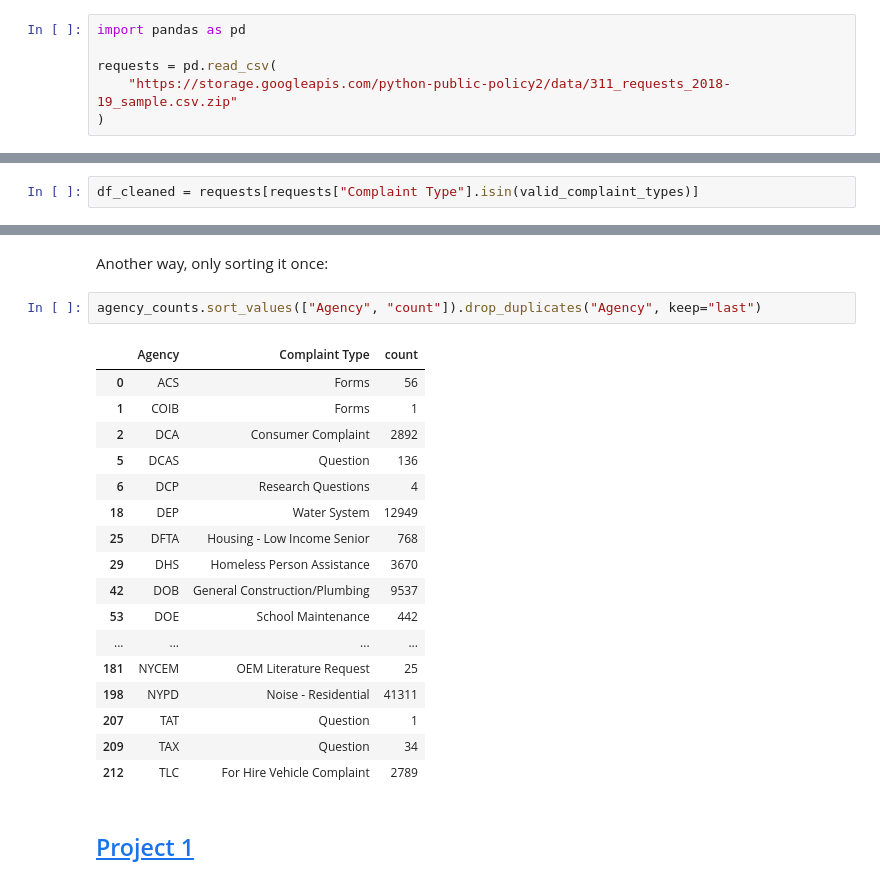
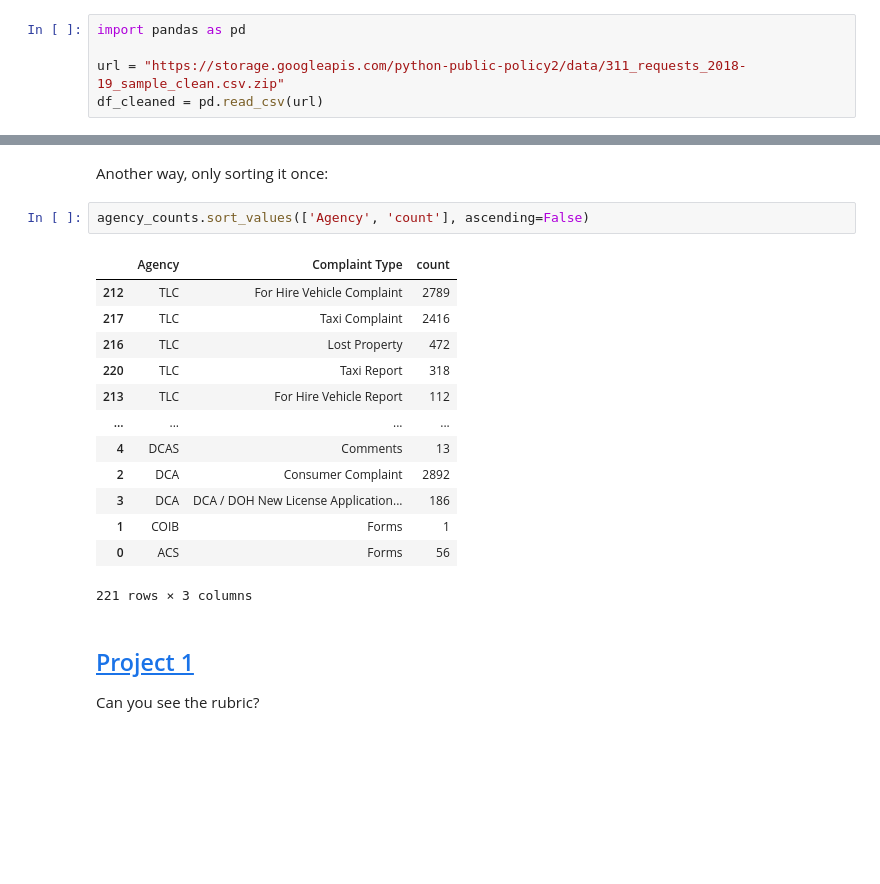
Before and after one commit to afeld/computing-in-context, a Jupyter notebook: lecture_17.ipynb, the cells around one changed output, grey strips where cells are left out. Cells and saved outputs as stored; diff of their text form; blank space fills up the shorter version.

Commit message:
start with the cleaned data in Lecture 17

```diff
--- a/lecture_17.ipynb
+++ b/lecture_17.ipynb
@@ -16,6 +16,5 @@
 # %%
 import pandas as pd
 
-requests = pd.read_csv(
-    "https://storage.googleapis.com/python-public-policy2/data/311_requests_2018-19_sample.csv.zip"
-)
+url = "https://storage.googleapis.com/python-public-policy2/data/311_requests_2018-19_sample_clean.csv.zip"
+df_cleaned = pd.read_csv(url)
@@ -173,2 +20,0 @@ Filter our `requests` dataframe to only keep the rows where the `Complaint Type`
-# %%
-df_cleaned = requests[requests["Complaint Type"].isin(valid_complaint_types)]
@@ -375,24 +170,22 @@ top_agency_counts.sort_values("Agency")
 # %% [markdown]
 Another way, only sorting it once:
 # %%
-agency_counts.sort_values(["Agency", "count"]).drop_duplicates("Agency", keep="last")
+agency_counts.sort_values(['Agency', 'count'], ascending=False)
 # %% [output]
 |  | Agency | Complaint Type | count |
+| 212 | TLC | For Hire Vehicle Complaint | 2789 |
+| 217 | TLC | Taxi Complaint | 2416 |
+| 216 | TLC | Lost Property | 472 |
+| 220 | TLC | Taxi Report | 318 |
+| 213 | TLC | For Hire Vehicle Report | 112 |
+| ... | ... | ... | ... |
+| 4 | DCAS | Comments | 13 |
+| 2 | DCA | Consumer Complaint | 2892 |
+| 3 | DCA | DCA / DOH New License Application... | 186 |
+| 1 | COIB | Forms | 1 |
 | 0 | ACS | Forms | 56 |
-| 1 | COIB | Forms | 1 |
-| 2 | DCA | Consumer Complaint | 2892 |
-| 5 | DCAS | Question | 136 |
-| 6 | DCP | Research Questions | 4 |
-| 18 | DEP | Water System | 12949 |
-| 25 | DFTA | Housing - Low Income Senior | 768 |
-| 29 | DHS | Homeless Person Assistance | 3670 |
-| 42 | DOB | General Construction/Plumbing | 9537 |
-| 53 | DOE | School Maintenance | 442 |
-| ... | ... | ... | ... |
-| 181 | NYCEM | OEM Literature Request | 25 |
-| 198 | NYPD | Noise - Residential | 41311 |
-| 207 | TAT | Question | 1 |
-| 209 | TAX | Question | 34 |
-| 212 | TLC | For Hire Vehicle Complaint | 2789 |
+221 rows × 3 columns
 # %% [markdown]
 ## [Project 1](https://computing-in-context.afeld.me/project_1.html)
+
+Can you see the rubric?
```
Also changed, not shown: parts of 34 cells of this notebook, 1 other file.
